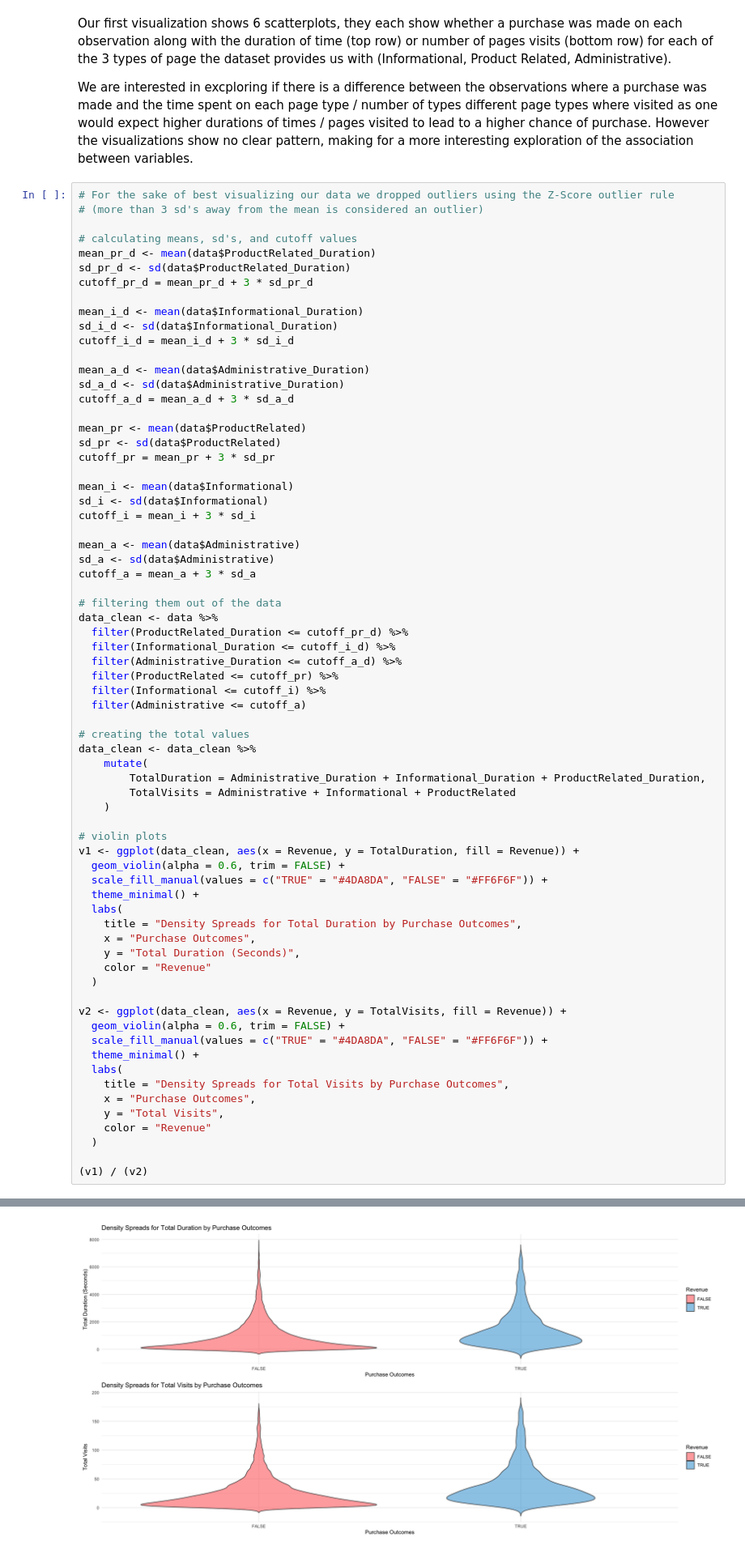
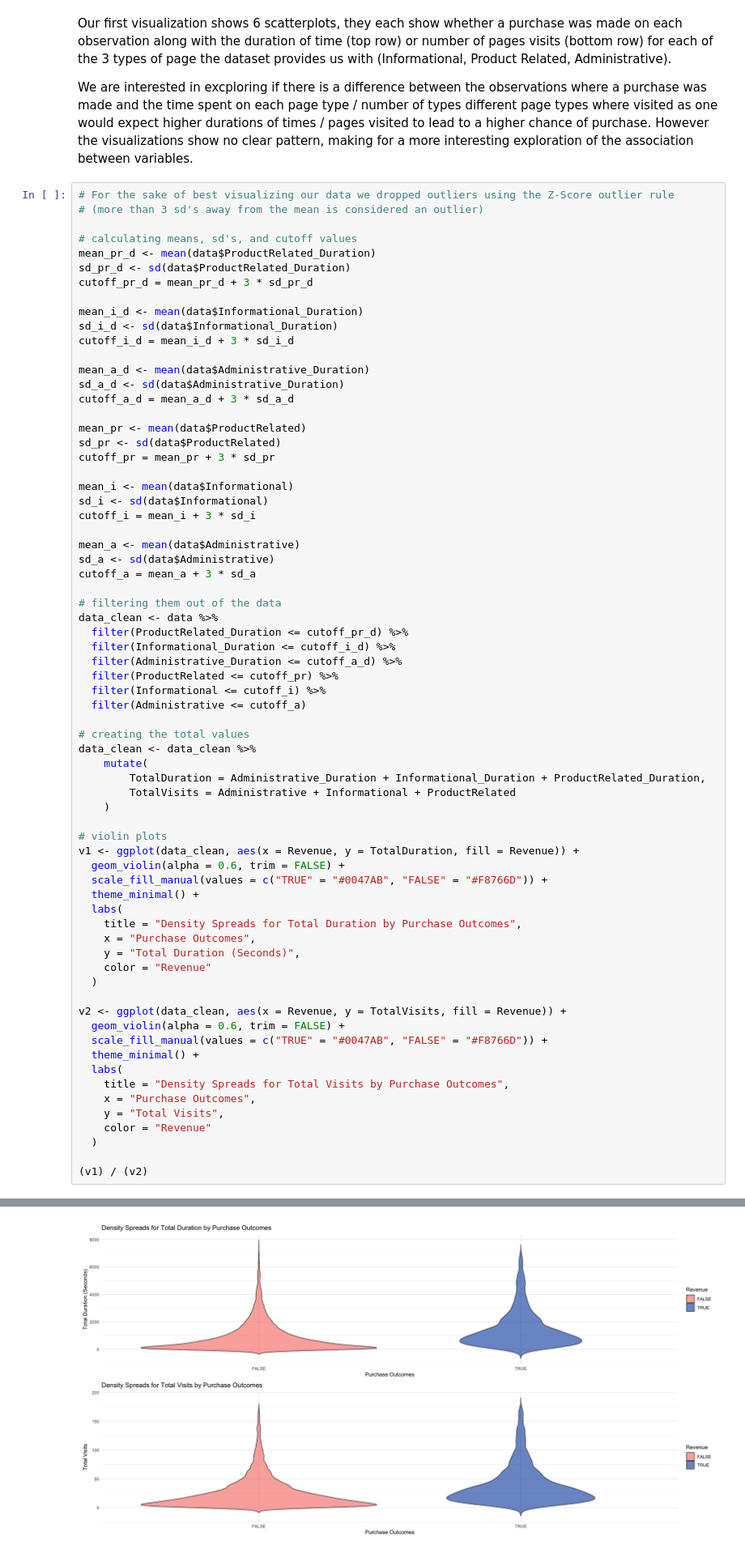
Before and after one commit to nimamot/STAT301Project, a Jupyter notebook: Final Report Project.ipynb, the cells around one changed output, grey strips where cells are left out. Shown at 81% size. Drawn from its saved outputs; the diff is of its cells as text.

```diff
--- a/Final Report Project.ipynb
+++ b/Final Report Project.ipynb
@@ -256,36 +256,36 @@ data_clean <- data_clean %>%
         TotalVisits = Administrative + Informational + ProductRelated
     )
 
 # violin plots
 v1 <- ggplot(data_clean, aes(x = Revenue, y = TotalDuration, fill = Revenue)) +
   geom_violin(alpha = 0.6, trim = FALSE) +
-  scale_fill_manual(values = c("TRUE" = "#4DA8DA", "FALSE" = "#FF6F6F")) +
+  scale_fill_manual(values = c("TRUE" = "#0047AB", "FALSE" = "#F8766D")) +
   theme_minimal() +
   labs(
     title = "Density Spreads for Total Duration by Purchase Outcomes",
     x = "Purchase Outcomes",
     y = "Total Duration (Seconds)",
     color = "Revenue"
   )
 
 v2 <- ggplot(data_clean, aes(x = Revenue, y = TotalVisits, fill = Revenue)) +
   geom_violin(alpha = 0.6, trim = FALSE) +
-  scale_fill_manual(values = c("TRUE" = "#4DA8DA", "FALSE" = "#FF6F6F")) +
+  scale_fill_manual(values = c("TRUE" = "#0047AB", "FALSE" = "#F8766D")) +
   theme_minimal() +
   labs(
     title = "Density Spreads for Total Visits by Purchase Outcomes",
     x = "Purchase Outcomes",
     y = "Total Visits",
     color = "Revenue"
   )
 
 (v1) / (v2)
 # %% [output]
 Ignoring unknown labels:
 • colour : "Revenue"
 Ignoring unknown labels:
 • colour : "Revenue"
-[figure, old version]
+[figure, new version]
 # %% [markdown]
 Our second visualization explores density spreads by purchase outcomes for both duration and total visit metrics. The violin plots show how purchase outcomes were distributed across the summed values for each instance.
 
```
Also changed, not shown: parts of 1 cell of this notebook, 1 other file.
